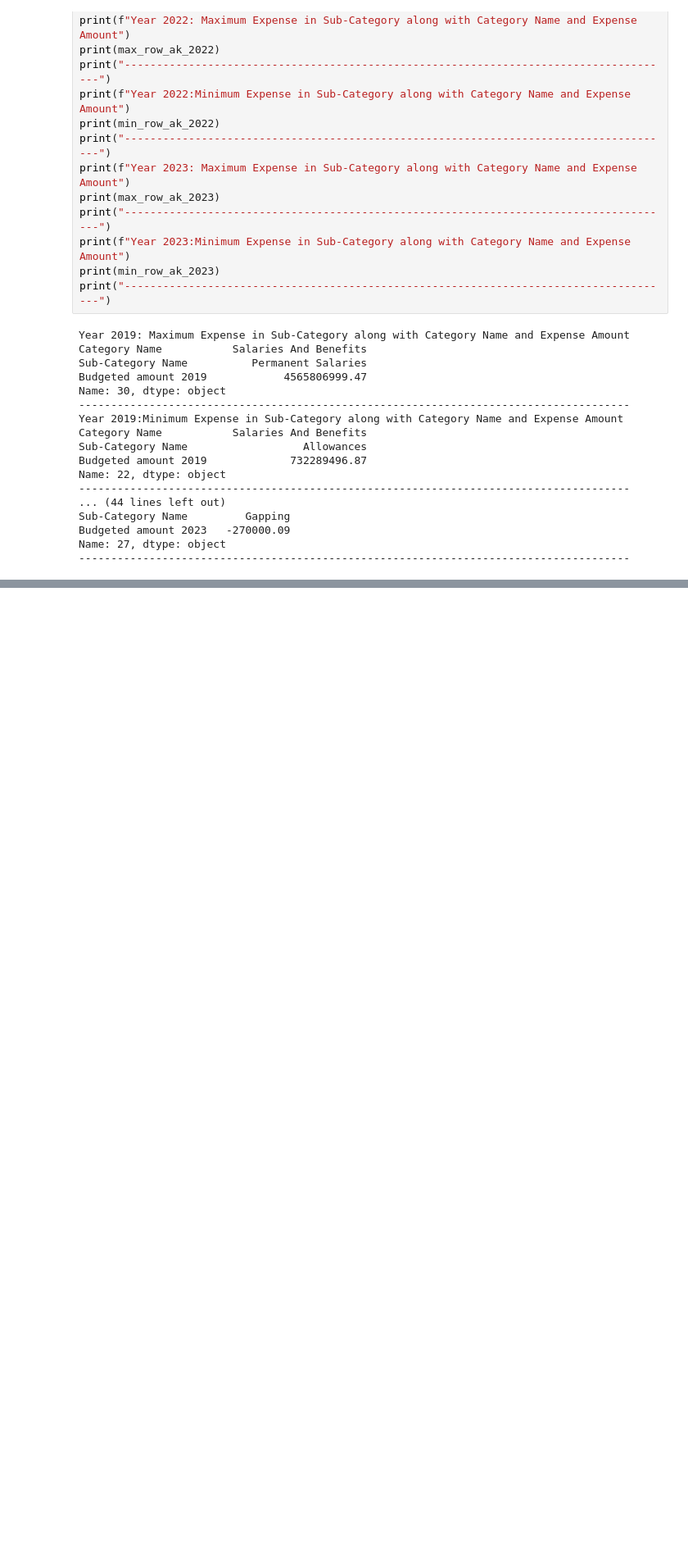
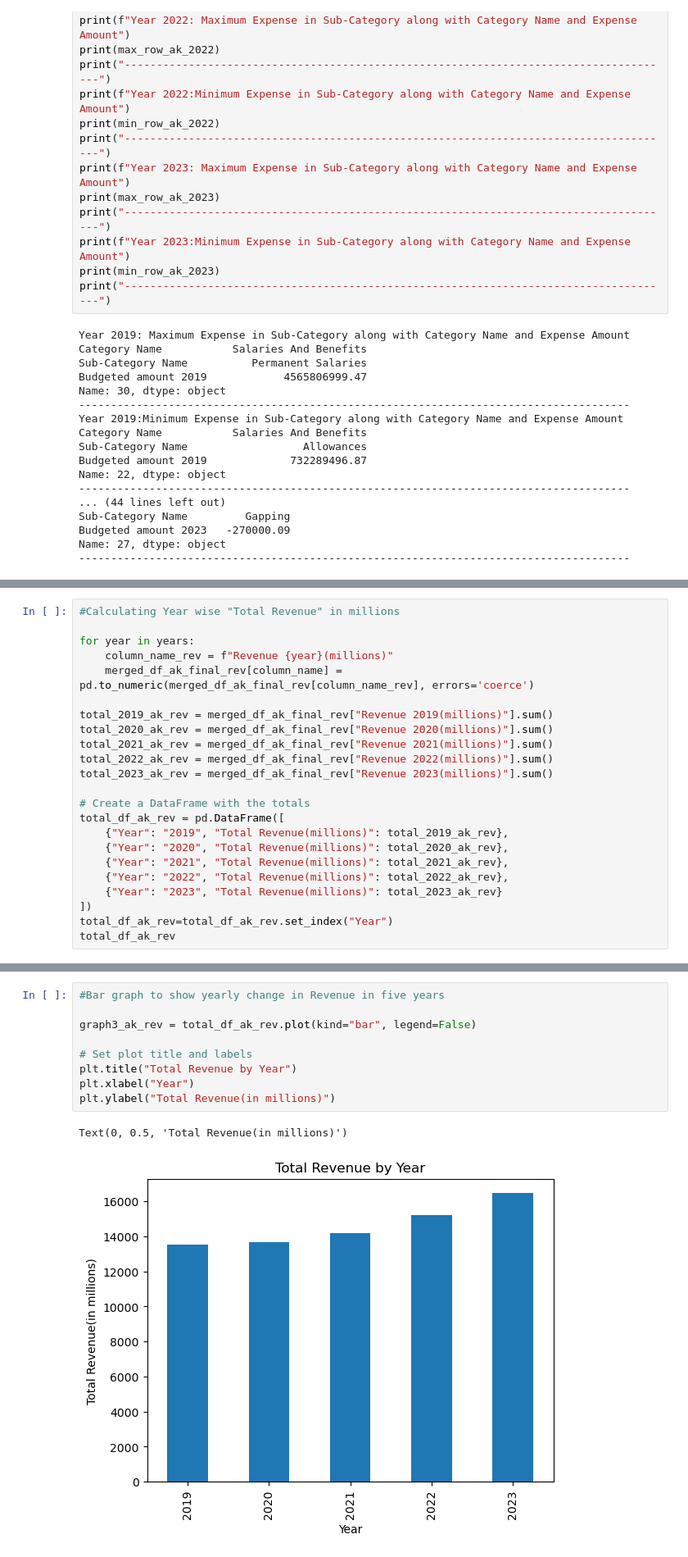
Before and after one commit to aayushgambhir2023/DA-Project-1, a Jupyter notebook: Cat-SubCat Analysis.ipynb, the cells around one changed output, grey strips where cells are left out. Shown: that part at 82% size. Drawn from its saved outputs; the diff is of its cells as text; blank space fills up the shorter version.

Commit message:
Commit#7
Updated the analysis for Revenue

```diff
--- a/Cat-SubCat Analysis.ipynb
+++ b/Cat-SubCat Analysis.ipynb
@@ -880,0 +1049,23 @@ Name: 27, dtype: object
+# %%
+#Calculating Year wise "Total Revenue" in millions
+
+for year in years:
+    column_name_rev = f"Revenue {year}(millions)"
+    merged_df_ak_final_rev[column_name] = pd.to_numeric(merged_df_ak_final_rev[column_name_rev], errors='coerce')
+
+total_2019_ak_rev = merged_df_ak_final_rev["Revenue 2019(millions)"].sum()
+total_2020_ak_rev = merged_df_ak_final_rev["Revenue 2020(millions)"].sum()
+total_2021_ak_rev = merged_df_ak_final_rev["Revenue 2021(millions)"].sum()
+total_2022_ak_rev = merged_df_ak_final_rev["Revenue 2022(millions)"].sum()
+total_2023_ak_rev = merged_df_ak_final_rev["Revenue 2023(millions)"].sum()
+
+# Create a DataFrame with the totals
+total_df_ak_rev = pd.DataFrame([
+    {"Year": "2019", "Total Revenue(millions)": total_2019_ak_rev},
+    {"Year": "2020", "Total Revenue(millions)": total_2020_ak_rev},
+    {"Year": "2021", "Total Revenue(millions)": total_2021_ak_rev},
+    {"Year": "2022", "Total Revenue(millions)": total_2022_ak_rev},
+    {"Year": "2023", "Total Revenue(millions)": total_2023_ak_rev}
+])
+total_df_ak_rev=total_df_ak_rev.set_index("Year")
+total_df_ak_rev
@@ -880,0 +1080,12 @@ Name: 27, dtype: object
+# %%
+#Bar graph to show yearly change in Revenue in five years
+
+graph3_ak_rev = total_df_ak_rev.plot(kind="bar", legend=False)
+
+# Set plot title and labels
+plt.title("Total Revenue by Year")
+plt.xlabel("Year")
+plt.ylabel("Total Revenue(in millions)")
+# %% [output]
+Text(0, 0.5, 'Total Revenue(in millions)')
+[figure, added]
```
Also changed, not shown: parts of 36 cells of this notebook.
